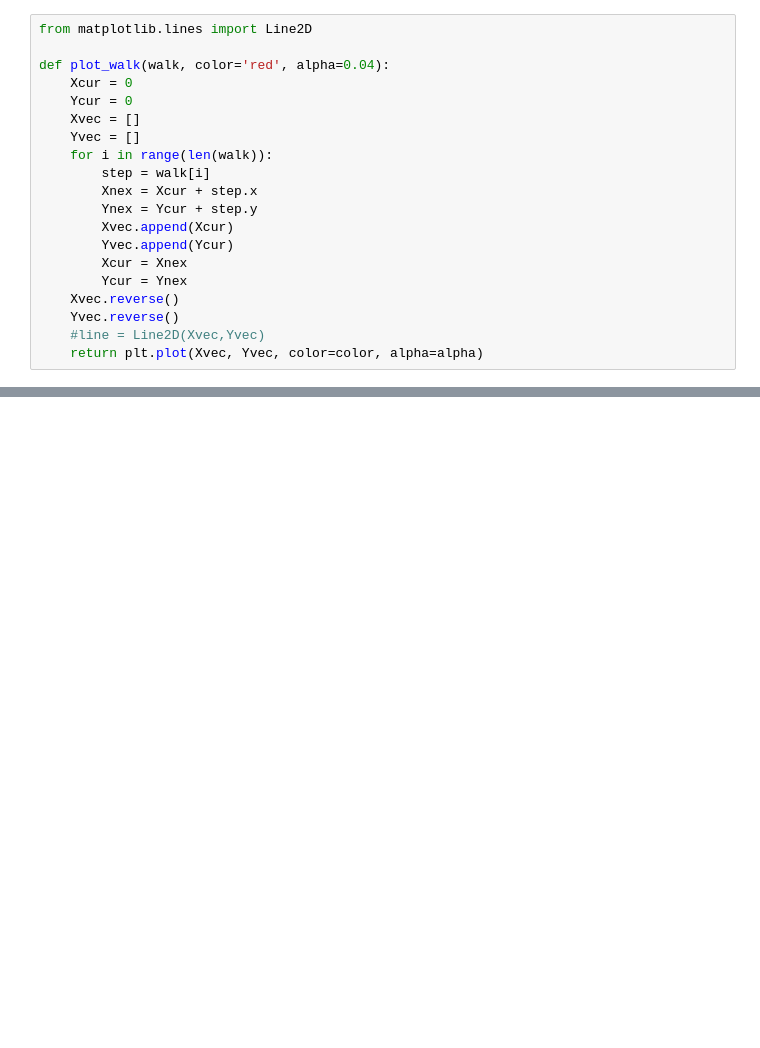
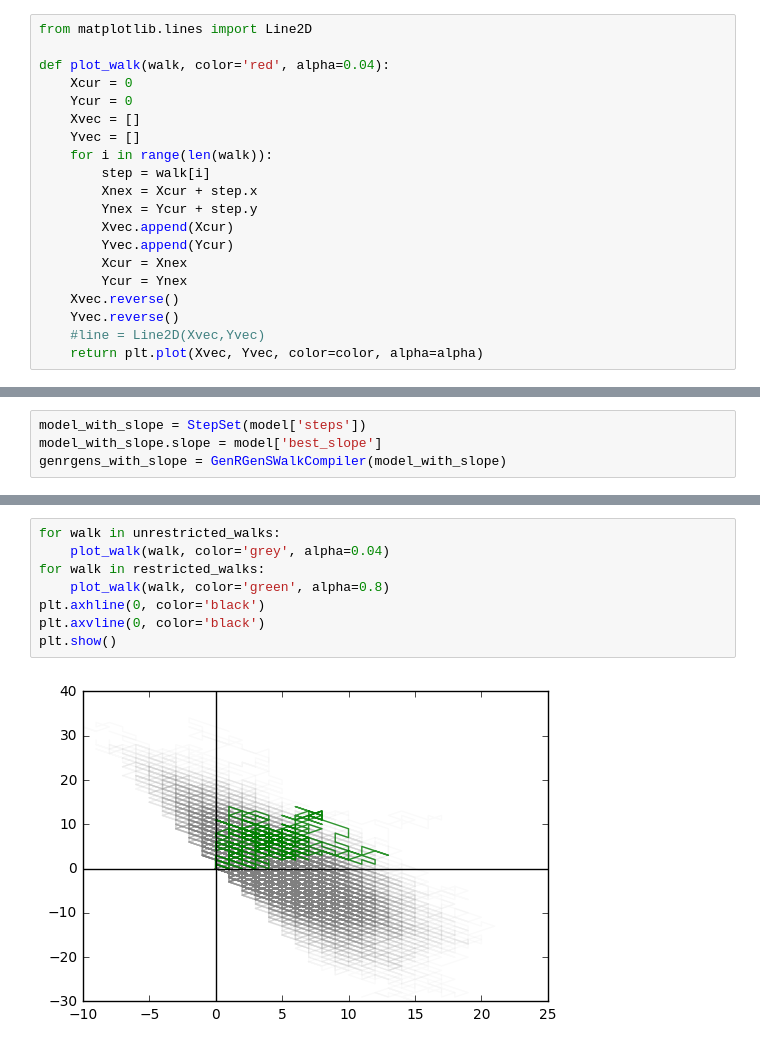
Before and after one commit to jlumbroso/reluctant-walks, a Jupyter notebook: notebook/Demo.ipynb, the cells around one changed output, grey strips where cells are left out. Saved outputs shown, nothing was run; the diff lists cells and outputs as text; blank space fills up the shorter version.

```diff
--- a/notebook/Demo.ipynb
+++ b/notebook/Demo.ipynb
@@ -76,0 +103,4 @@ plt.show()
+# %%
+model_with_slope = StepSet(model['steps'])
+model_with_slope.slope = model['best_slope']
+genrgens_with_slope = GenRGenSWalkCompiler(model_with_slope)
@@ -76,0 +114,10 @@ plt.show()
+# %%
+for walk in unrestricted_walks:
+    plot_walk(walk, color='grey', alpha=0.04)
+for walk in restricted_walks:
+    plot_walk(walk, color='green', alpha=0.8)
+plt.axhline(0, color='black')
+plt.axvline(0, color='black')
+plt.show()
+# %% [output]
+[figure, added]
```
Also changed, not shown: parts of 19 cells of this notebook, 1 other file.
